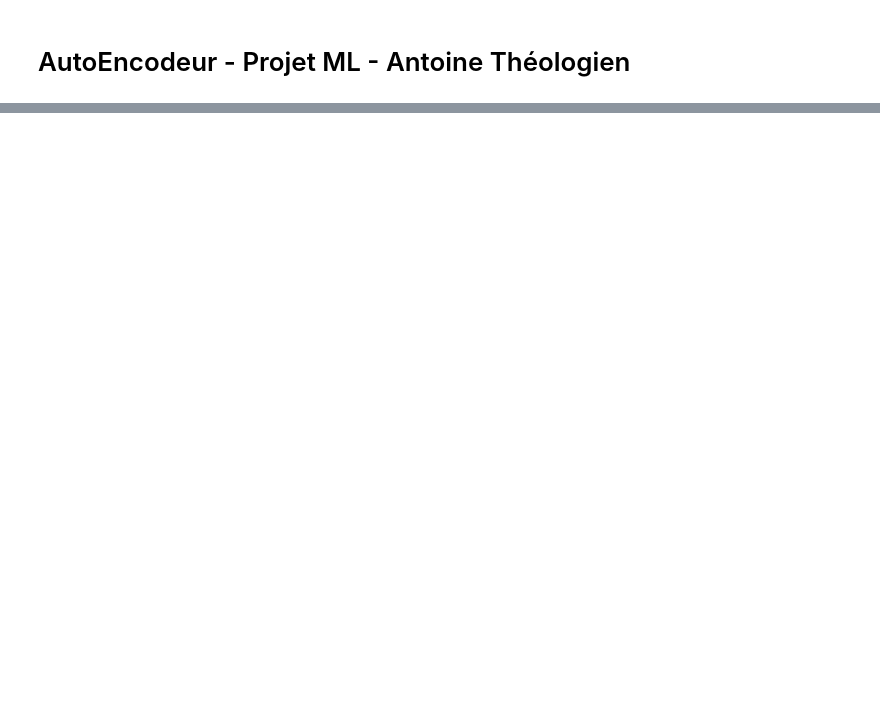
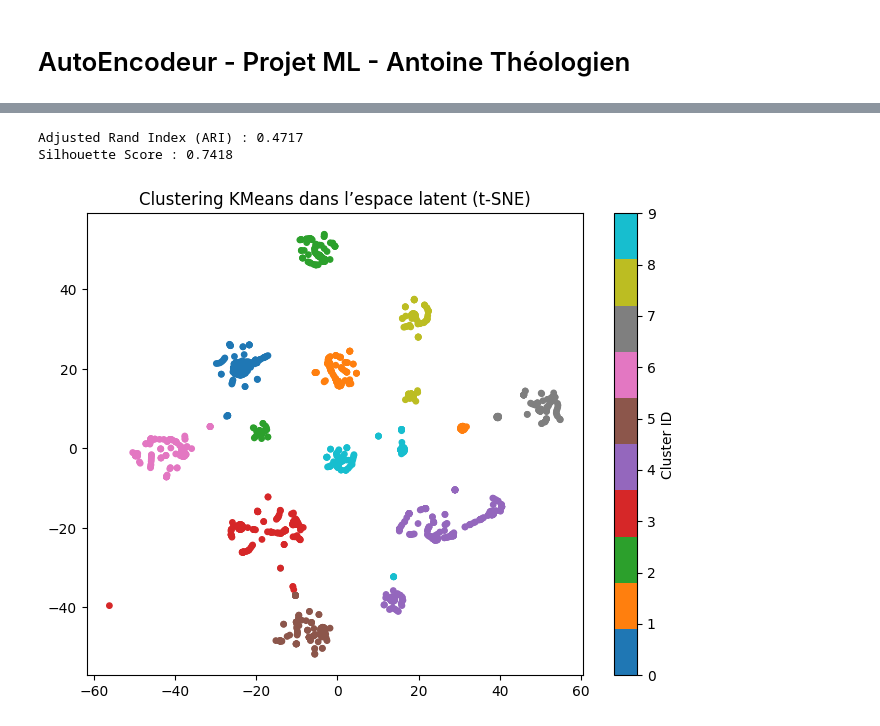
Before and after one commit to antothl/Neural-Networks-DIY, a Jupyter notebook: src/test_autoencodeur.ipynb, the cells around one changed output, grey strips where cells are left out. Cells and saved outputs as stored; diff of their text form; code cells hidden in the pictures; blank space fills up the shorter version.

```diff
--- a/src/test_autoencodeur.ipynb
+++ b/src/test_autoencodeur.ipynb
@@ -150,3 +150,30 @@ plt.show()
+# %%
+from sklearn.cluster import KMeans
+from sklearn.metrics import adjusted_rand_score, silhouette_score
+from sklearn.manifold import TSNE
+import matplotlib.pyplot as plt
+
+X_latent = encodeur.forward(X_test)
+
+kmeans = KMeans(n_clusters=10, random_state=42)
+cluster_labels = kmeans.fit_predict(X_latent)
+
+ari = adjusted_rand_score(y_test, cluster_labels)
+silhouette = silhouette_score(X_latent, cluster_labels)
+
+print(f"Adjusted Rand Index (ARI) : {ari:.4f}")
+print(f"Silhouette Score : {silhouette:.4f}")
+
+X_proj = TSNE(n_components=2, random_state=42).fit_transform(X_latent)
+plt.figure(figsize=(8, 6))
+plt.scatter(X_proj[:, 0], X_proj[:, 1], c=cluster_labels, cmap="tab10", s=15)
+plt.title("Clustering KMeans dans l’espace latent (t-SNE)")
+plt.colorbar(label="Cluster ID")
+plt.show()
+# %% [output]
+Adjusted Rand Index (ARI) : 0.4717
+Silhouette Score : 0.7418
+[figure, added]
 # %%
 from sklearn.cluster import KMeans
 from sklearn.metrics import silhouette_score
```
Also changed, not shown: parts of 3 cells of this notebook, 11 other files.
